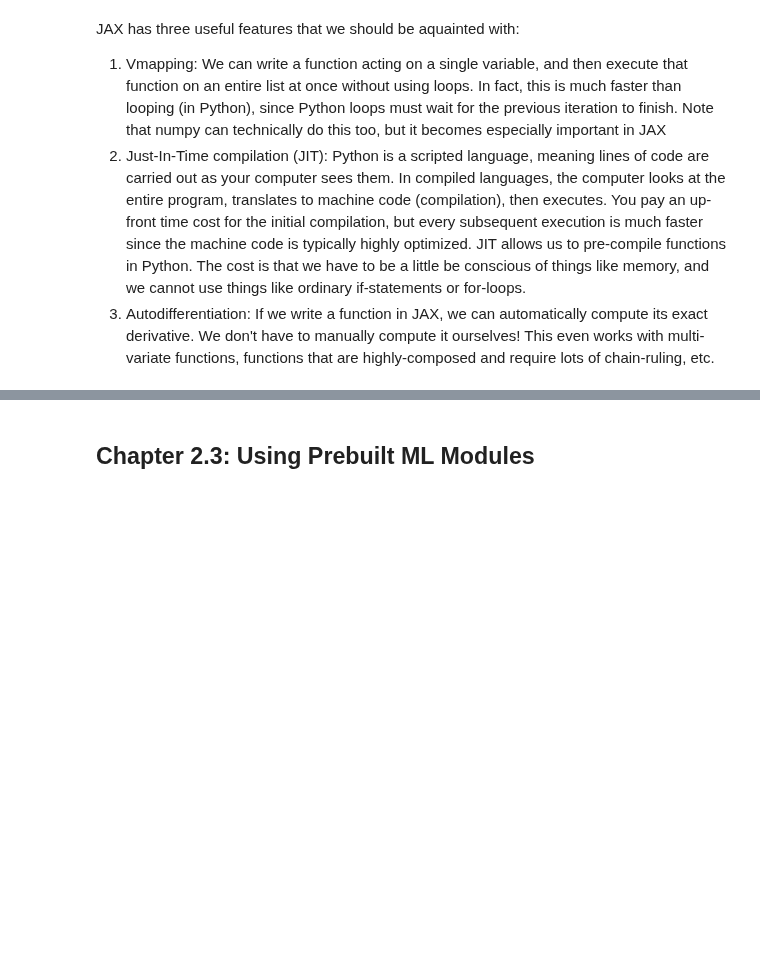
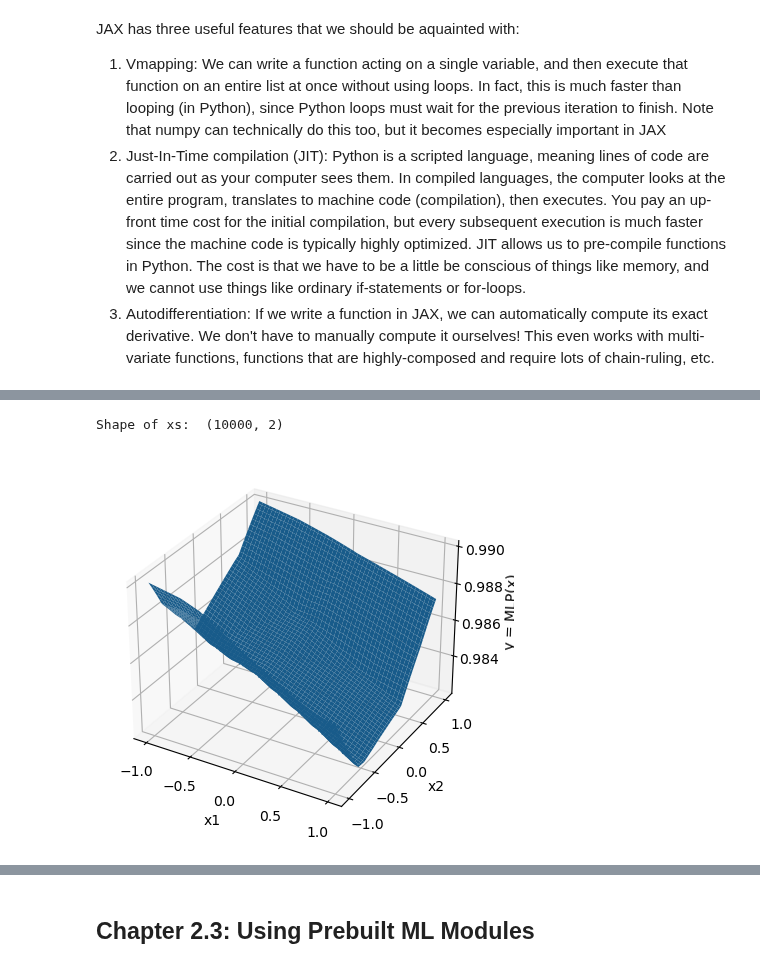
Before and after one commit to mcgen-ct/tutorials, a Jupyter notebook: ml/neural_networks.ipynb, the cells around one changed output, grey strips where cells are left out. Drawn from its saved outputs; the diff is of its cells as text; code cells hidden in the pictures; blank space fills up the shorter version.

```diff
--- a/ml/neural_networks.ipynb
+++ b/ml/neural_networks.ipynb
@@ -590,0 +614,36 @@ MLP loss: 0.26908526
+# %%
+# Test just to make sure it works
+
+N = 16
+L = 3
+input_dim = 2
+output_dim = 1
+
+xs1 = jnp.linspace(-1, 1, 100)
+xs2 = jnp.linspace(-1, 1, 100)
+
+xs1, xs2 = jnp.meshgrid(xs1, xs2)
+xs = jnp.array(list(zip(xs1.flatten(), xs2.flatten())))
+print("Shape of xs: ", xs.shape)  # Should be (10000, 2)
+
+# Initialize the weights and biases
+Ws, bs = init_params_jax(input_dim, output_dim, L, N)
+
+# VMAP our model. We can also JIT it, but its actually better to JIT the entire training step function later.
+vmapped_classifier = vmap(classifier, in_axes=(0, None))
+vmapped_classifier_grads = vmap(classifier_grad, in_axes=(0, None))
+
+ys = vmapped_classifier(xs, (Ws, bs))
+ys = ys.reshape(xs1.shape)
+
+# 3d plot
+fig = plt.figure()
+ax = fig.add_subplot(111, projection='3d')
+ax.plot_surface(xs1, xs2, ys)
+ax.set_xlabel('x1')
+ax.set_ylabel('x2')
+ax.set_zlabel('y = MLP(x)')
+plt.show()
+# %% [output]
+Shape of xs:  (10000, 2)
+[figure, added]
```
Also changed, not shown: parts of 56 cells of this notebook.
